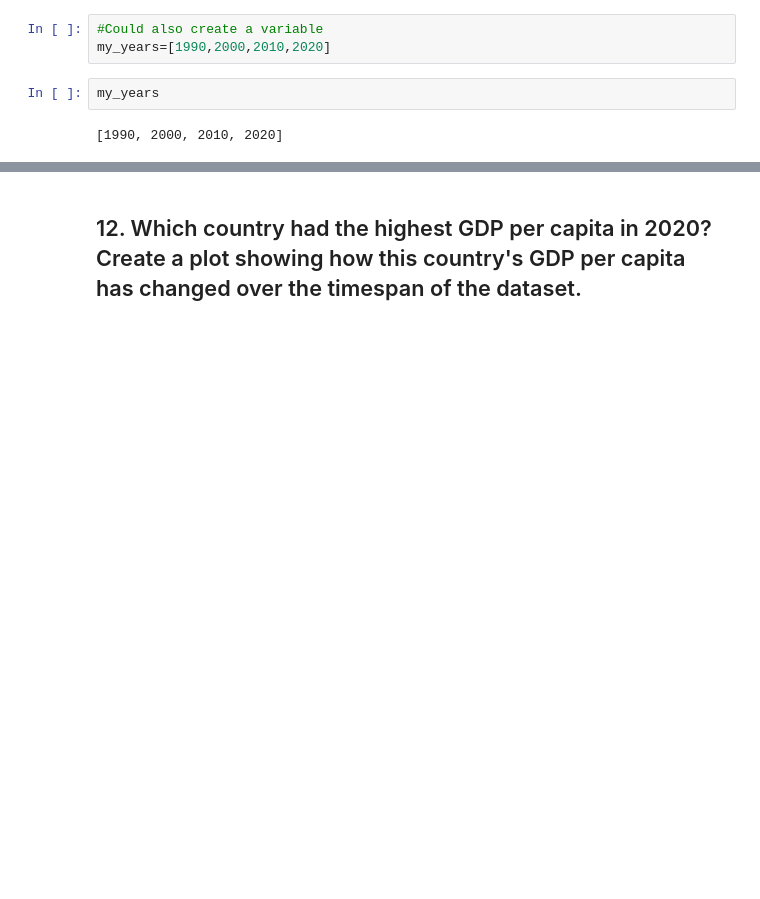
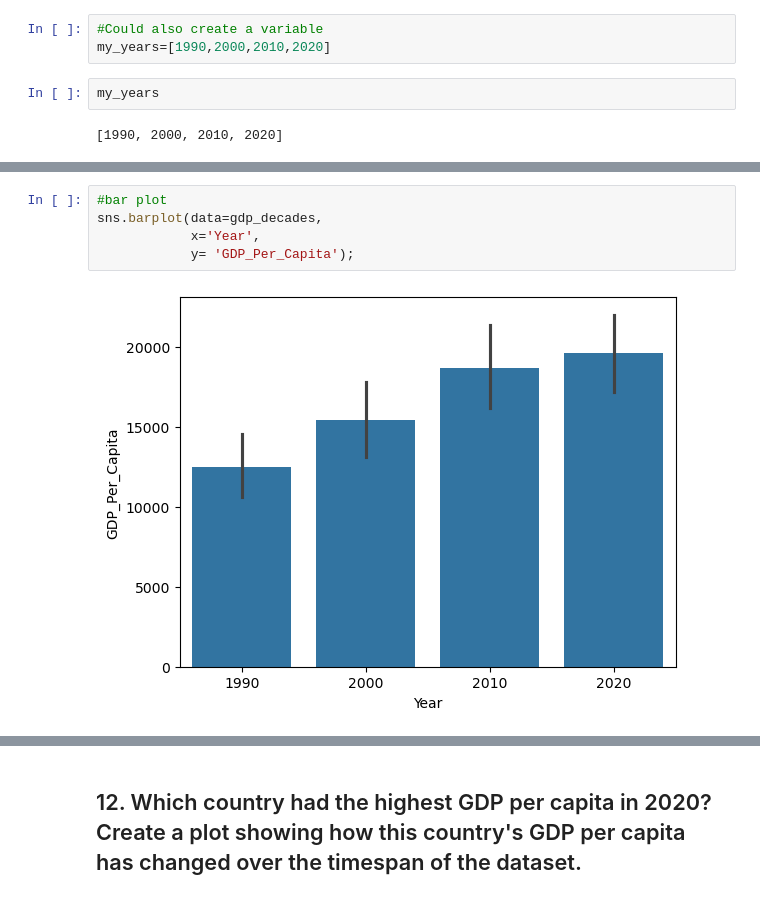
Before and after one commit to NSS-Data-Analytics-Cohort-13/un-exploration-stonedunlaptm2, a Jupyter notebook: notebooks/MD_UN_data_project.ipynb, the cells around one changed output, grey strips where cells are left out. Cells and saved outputs as stored; diff of their text form; blank space fills up the shorter version.

```diff
--- a/notebooks/MD_UN_data_project.ipynb
+++ b/notebooks/MD_UN_data_project.ipynb
@@ -300,0 +303,7 @@ SyntaxError: incomplete input (4005692106.py, line 2)
+# %%
+#bar plot
+sns.barplot(data=gdp_decades,
+            x='Year',
+            y= 'GDP_Per_Capita');
+# %% [output]
+[figure, added]
```
Also changed, not shown: parts of 42 cells of this notebook, 2 other files.
